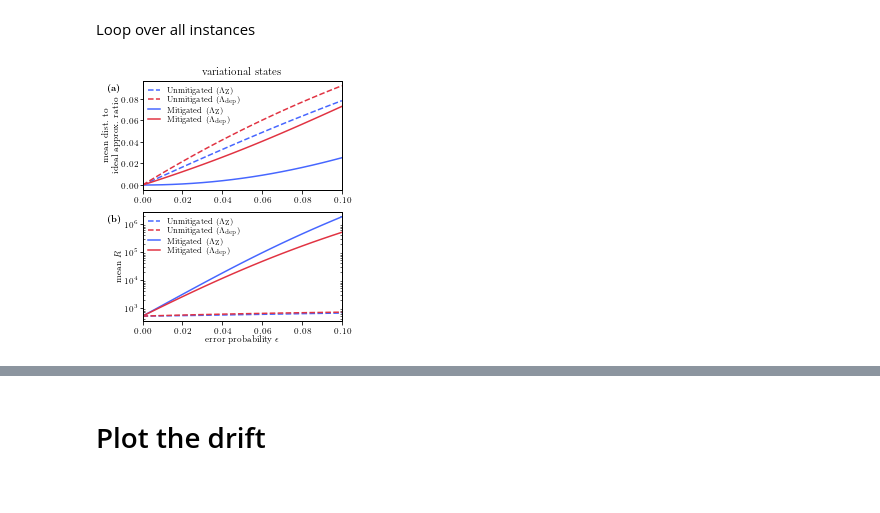
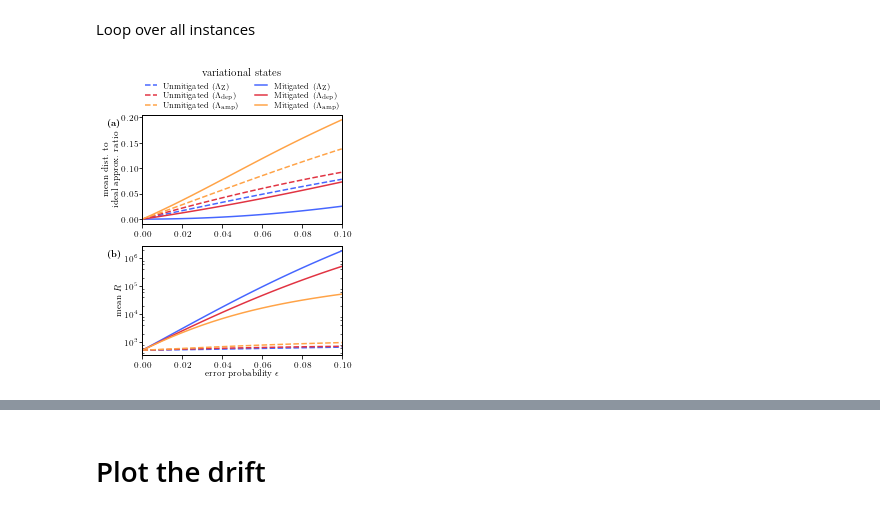
Before and after one commit to Wikstahl/error-mitigation, a Jupyter notebook: src/qaoa/qaoa-plot-results.ipynb, the cells around one changed output, grey strips where cells are left out. Drawn from its saved outputs; the diff is of its cells as text; code cells hidden in the pictures.

Commit message:
Updated notebooks to include results from amplitude damping

```diff
--- a/src/qaoa/qaoa-plot-results.ipynb
+++ b/src/qaoa/qaoa-plot-results.ipynb
@@ -5,10 +5,9 @@ import pandas as pd
 import matplotlib as mpl
 import matplotlib.pyplot as plt
 import networkx as nx
-from module import MyClass, DephasingChannel, DepolarizingChannel, Results
+from module import MyClass, DephasingChannel, DepolarizingChannel, AmplitudeDampingChannel, Results, average_gate_fidelity
 import module.plotlib as plotlib
 import seaborn as sns
-plotlib.update_settings(usetex=True)
 %load_ext autoreload
 %autoreload 2
 # %% [markdown]
@@ -35,14 +34,20 @@ os.chdir('../../data/')
 # Calculate the cost at the output from QAOA
 approxr_dephasing = []
 approxr_depolarizing = []
+approxr_amplitude = []
+
 var_dephasing = []
 var_depolarizing = []
+var_amplitude = []
 
 # Calculate the mitigated cost
 m_approxr_dephasing = []
 m_approxr_depolarizing = []
+m_approxr_amplitude = []
+
 m_var_dephasing = []
 m_var_depolarizing = []
+m_var_amplitude = []
 
 # Loop over all instances
 for i in range(30):
@@ -69,62 +74,82 @@ for i in range(30):
     m_approxr_depolarizing.append(m_approx_r)
     var_depolarizing.append(var)
     m_var_depolarizing.append(m_var)
+
+    approxr, var = res.AmplitudeDampingNoise()
+    m_approx_r, m_var = res.AmplitudeDampingNoiseWithVD()
+
+    # Append results
+    approxr_amplitude.append(approxr)
+    m_approxr_amplitude.append(m_approx_r)
+    var_amplitude.append(var)
+    m_var_amplitude.append(m_var)
+# %%
+plotlib.update_settings(usetex=True, bw=False, style='APS', settings=None)
 # %%
+from matplotlib.ticker import LogLocator
+
 ideal = np.mean(approxr_dephasing,axis=0)[0]
 x = np.linspace(0,0.1,21,endpoint=True)
 threshold = 1e-3
 
 """Save a figure"""
-fig, ax = plotlib.create_fig(single_col=True,nrows=2)
+fig, ax = plotlib.create_fig(single_col=False,ncols=1,nrows=2)
 
 """First plot"""
-ax[0].plot(x,ideal-np.mean(approxr_dephasing,axis=0),'--',label=r'Unmitigated ($\Lambda_\text{Z}$)',color=colors[0])
+line1, = ax[0].plot(x,ideal-np.mean(approxr_dephasing,axis=0),'--',label=r'Unmitigated ($\Lambda_\mathrm{Z}$)',color=colors[0])
+line2, = ax[0].plot(x,ideal-np.mean(approxr_depolarizing,axis=0),'--',label=r'Unmitigated ($\Lambda_\mathrm{dep}$)',color=colors[1])
+line3, = ax[0].plot(x,ideal-np.mean(approxr_amplitude,axis=0),'--',label=r'Unmitigated ($\Lambda_\mathrm{amp}$)',color=colors[2])
 
-"""Second plot"""
-ax[0].plot(x,ideal-np.mean(approxr_depolarizing,axis=0),'--',label=r'Unmitigated ($\Lambda_\text{dep}$)',color=colors[1])
+line4, = ax[0].plot(x,ideal-np.mean(m_approxr_dephasing,axis=0),'-',label=r'Mitigated ($\Lambda_\mathrm{Z}$)',color=colors[0])
+line5, = ax[0].plot(x,ideal-np.mean(m_approxr_depolarizing,axis=0),'-',label=r'Mitigated ($\Lambda_\mathrm{dep}$)',color=colors[1])
+line6, = ax[0].plot(x,ideal-np.mean(m_approxr_amplitude,axis=0),'-',label=r'Mitigated ($\Lambda_\mathrm{amp}$)',color=colors[2])
 
-"""Third plot"""
-ax[0].plot(x,ideal-np.mean(m_approxr_dephasing,axis=0),'-',label=r'Mitigated ($\Lambda_\text{Z}$)',color=colors[0])
-
-"""Fourth plot"""
-ax[0].plot(x,ideal-np.mean(m_approxr_depolarizing,axis=0),'-',label=r'Mitigated ($\Lambda_\text{dep}$)',color=colors[1])
 
 """Labels, Ticks and Legens"""
-#ax.set_yticks([.7,.74,.78,.82])
-#ax.set_ylim([.695,.825])
-#ax.set_xlim([0,.1])
-
+ax[0].set_xlim([0,.1])
 ax[0].set_ylabel(r'mean dist. to'
                  '\n'
                  r'ideal approx. ratio');
-ax[0].legend(loc="best", frameon=False, framealpha=1, ncol=1, fontsize=8)
 
 ax[0].tick_params(axis="x", direction="out", which='major')
 ax[0].tick_params(axis="y", direction="out")
 ax[0].tick_params(right=False, top=False)
-ax[0].set_title('variational states')
 
-plotlib.add_label(ax[0],x0=0.18)
-#plt.close()
+ax[0].set_title(r'variational states', pad=40);
+plotlib.add_label(ax[0],x0=0.18,text='(a)')
 
+"""Second plot"""
+ax[1].semilogy(x,np.mean(var_dephasing,axis=0)/threshold/2,linestyle='--',label=r'Unmitigated ($\Lambda_\mathrm{Z}$)',color=colors[0])
+ax[1].semilogy(x,np.mean(var_depolarizing,axis=0)/threshold/2,linestyle='--',label=r'Unmitigated ($\Lambda_\mathrm{dep}$)',color=colors[1])
+ax[1].semilogy(x,np.mean(var_amplitude,axis=0)/threshold/2,linestyle='--',label=r'Unmitigated ($\Lambda_\mathrm{amp}$)',color=colors[2])
 
-"""First plot"""
-ax[1].semilogy(x,np.mean(var_dephasing,axis=0)/threshold/2,label=r'Unmitigated ($\Lambda_\text{Z}$)',linestyle='--',color=colors[0])
-ax[1].semilogy(x,np.mean(var_depolarizing,axis=0)/threshold/2,label=r'Unmitigated ($\Lambda_\text{dep}$)',linestyle='--',color=colors[1])
-ax[1].semilogy(x,np.mean(m_var_dephasing,axis=0)/threshold,label=r'Mitigated ($\Lambda_\text{Z}$)',color=colors[0])
-ax[1].semilogy(x,np.mean(m_var_depolarizing,axis=0)/threshold,label=r'Mitigated ($\Lambda_\text{dep}$)',color=colors[1])
+ax[1].semilogy(x,np.mean(m_var_dephasing,axis=0)/threshold,label=r'Mitigated ($\Lambda_\mathrm{Z}$)',color=colors[0])
+ax[1].semilogy(x,np.mean(m_var_depolarizing,axis=0)/threshold,label=r'Mitigated ($\Lambda_\mathrm{dep}$)',color=colors[1])
+ax[1].semilogy(x,np.mean(m_var_amplitude,axis=0)/threshold,label=r'Mitigated ($\Lambda_\mathrm{amp}$)',color=colors[2])
 
 ax[1].set_xlabel(r'error probability $\epsilon$');
-#ax[1].set_yticks([1e2,1e3,1e4,1e5,1e6,1e7])
-#ax[1].set_ylim([2*1e2,1.2*1e7])
 ax[1].set_ylabel(r'mean $R$');
 ax[1].set_xlim([0,.1])
-ax[1].legend(loc="best", frameon=False, framealpha=1, ncol=1, fontsize=8)
+#ax[1].legend(loc="best", frameon=False, framealpha=1, ncol=1, fontsize=8)
 
 ax[1].tick_params(axis="x", direction="out", which='major')
 ax[1].tick_params(axis="y", direction="out")
 ax[1].tick_params(right=False, top=False)
-plotlib.add_label(ax[1],x0=0.18,text='(b)')
+
+ax[1].set_xlim([0,.1])
+#ax[1].set_xticks([0.00, 0.05,0.10])
+
+ax[1].set_yscale("log")
+
+# Set the locator of major and minor ticks
+ax[1].yaxis.set_major_locator(LogLocator(base=10.0, numticks=10))
+ax[1].yaxis.set_minor_locator(LogLocator(base=10.0, subs=(0.2,0.4,0.6,0.8), numticks=10))
+
+ax[0].legend(loc="upper center", frameon=False, framealpha=1, ncol=2, fontsize=8, bbox_to_anchor=(0.5,1.35))
+
+plotlib.add_label(ax[1],x0=0.18, text='(b)')
+
+plt.subplots_adjust(wspace=0.3)  # Or whatever value you need.
 # %% [output]
-[figure, old version]
+[figure, new version]
 # %%
```
Also changed, not shown: parts of 4 cells of this notebook, 7 other files.
